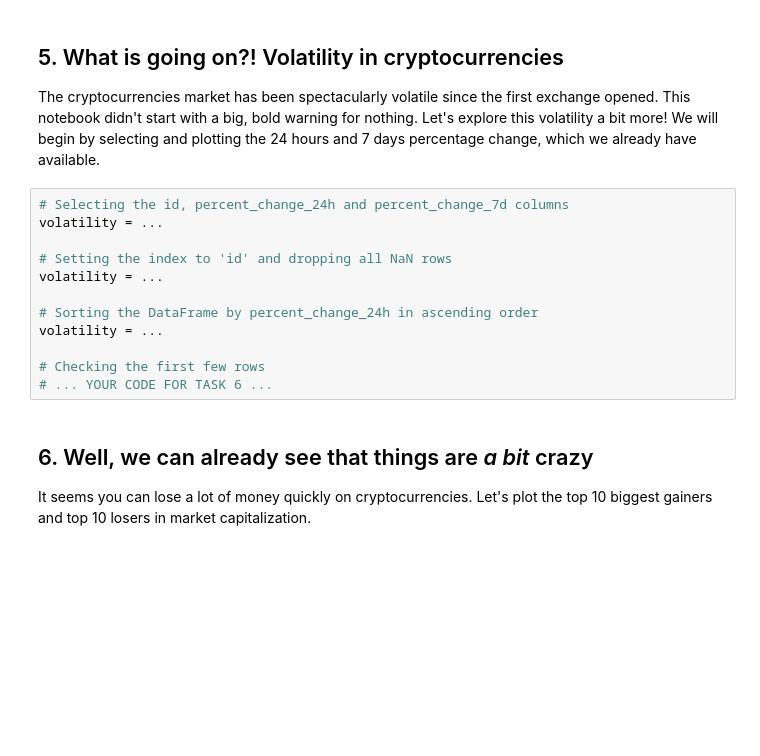
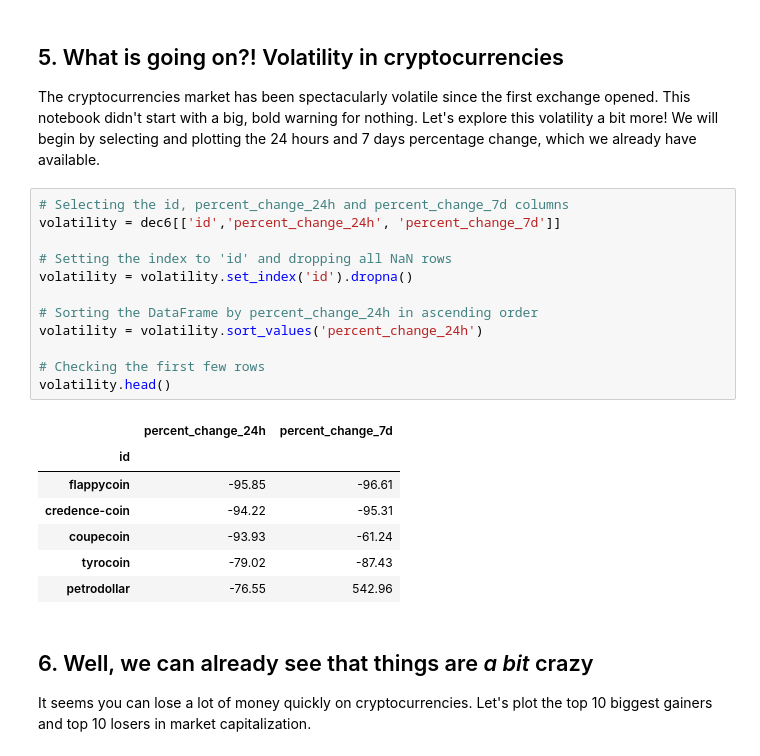
Before and after one commit to msf894/datacamp_projects, a Jupyter notebook: Exploring the Bitcoin Cryptocurrency Market/notebook.ipynb, the cells around one changed output. Saved outputs shown, nothing was run; the diff lists cells and outputs as text; blank space fills up the shorter version.

```diff
--- a/Exploring the Bitcoin Cryptocurrency Market/notebook.ipynb
+++ b/Exploring the Bitcoin Cryptocurrency Market/notebook.ipynb
@@ -84,16 +88,24 @@ ax = ...
 <p>The cryptocurrencies market has been spectacularly volatile since the first exchange opened. This notebook didn't start with a big, bold warning for nothing. Let's explore this volatility a bit more! We will begin by selecting and plotting the 24 hours and 7 days percentage change, which we already have available.</p>
 # %%
 # Selecting the id, percent_change_24h and percent_change_7d columns
-volatility = ...
+volatility = dec6[['id','percent_change_24h', 'percent_change_7d']]
 
 # Setting the index to 'id' and dropping all NaN rows
-volatility = ...
+volatility = volatility.set_index('id').dropna()
 
 # Sorting the DataFrame by percent_change_24h in ascending order
-volatility = ...
+volatility = volatility.sort_values('percent_change_24h')
 
 # Checking the first few rows
-# ... YOUR CODE FOR TASK 6 ...
+volatility.head()
+# %% [output]
+|  | percent_change_24h | percent_change_7d |
+| id |  |  |
+| flappycoin | -95.85 | -96.61 |
+| credence-coin | -94.22 | -95.31 |
+| coupecoin | -93.93 | -61.24 |
+| tyrocoin | -79.02 | -87.43 |
+| petrodollar | -76.55 | 542.96 |
 # %% [markdown]
 ## 6. Well, we can already see that things are *a bit* crazy
 <p>It seems you can lose a lot of money quickly on cryptocurrencies. Let's plot the top 10 biggest gainers and top 10 losers in market capitalization.</p>
```
Also changed, not shown: parts of 4 cells of this notebook, 1 other file.
